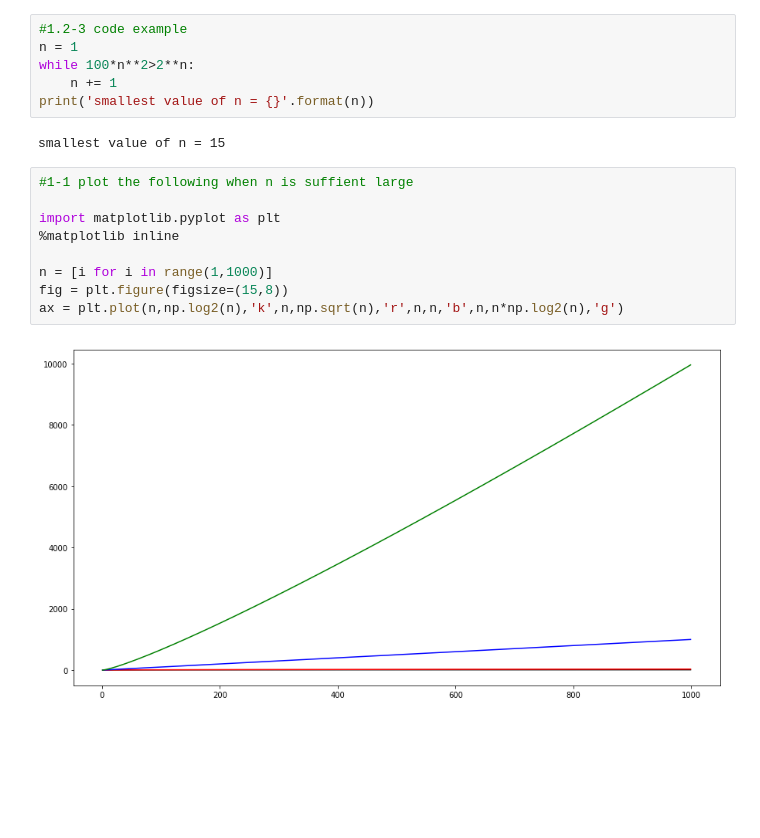
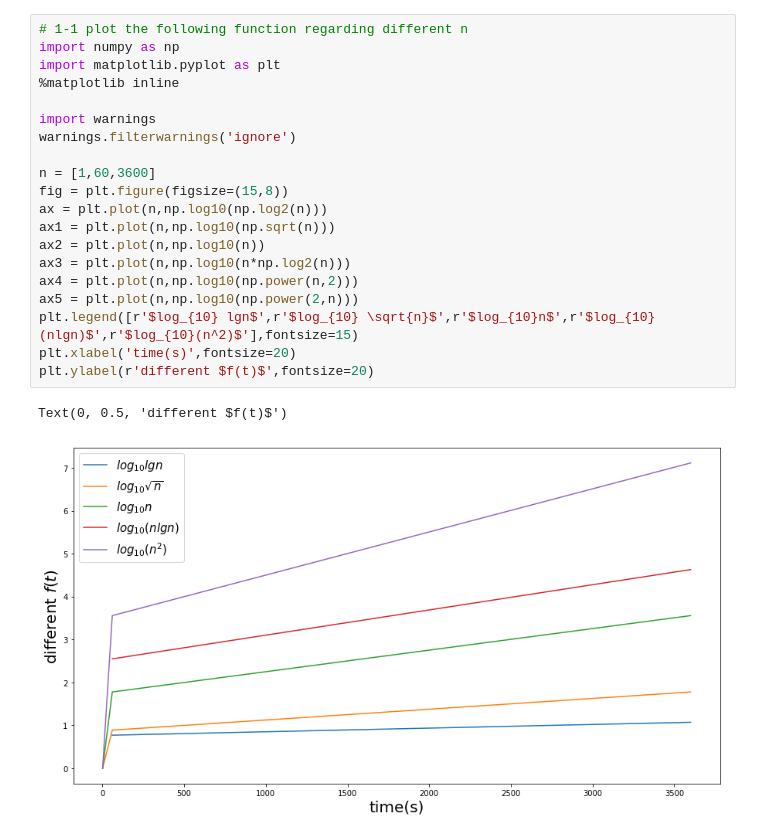
Before and after one commit to Shutong-Song/CLRS-Python, a Jupyter notebook: CLRS_python_CH1.ipynb, the cells around one changed output. Saved outputs shown, nothing was run; the diff lists cells and outputs as text; blank space fills up the shorter version.

```diff
--- a/CLRS_python_CH1.ipynb
+++ b/CLRS_python_CH1.ipynb
@@ -94,19 +84,23 @@ runs faster than an algorithm whose running time is $2^n$ on the same machine?
-# %%
-#1.2-3 code example
-n = 1
-while 100*n**2>2**n:
-    n += 1
-print('smallest value of n = {}'.format(n))
-# %% [output]
-smallest value of n = 15
-# %%
-#1-1 plot the following when n is suffient large
-
-import matplotlib.pyplot as plt
-%matplotlib inline
-
-n = [i for i in range(1,1000)]
-fig = plt.figure(figsize=(15,8))
-ax = plt.plot(n,np.log2(n),'k',n,np.sqrt(n),'r',n,n,'b',n,n*np.log2(n),'g')
-# %% [output]
-[figure, removed]
+# %%
+# 1-1 plot the following function regarding different n
+import numpy as np
+import matplotlib.pyplot as plt
+%matplotlib inline
+
+import warnings
+warnings.filterwarnings('ignore')
+
+n = [1,60,3600]
+fig = plt.figure(figsize=(15,8))
+ax = plt.plot(n,np.log10(np.log2(n)))
+ax1 = plt.plot(n,np.log10(np.sqrt(n)))
+ax2 = plt.plot(n,np.log10(n))
+ax3 = plt.plot(n,np.log10(n*np.log2(n)))
+ax4 = plt.plot(n,np.log10(np.power(n,2)))
+ax5 = plt.plot(n,np.log10(np.power(2,n)))
+plt.legend([r'$log_{10} lgn$',r'$log_{10} \sqrt{n}$',r'$log_{10}n$',r'$log_{10}(nlgn)$',r'$log_{10}(n^2)$'],fontsize=15)
+plt.xlabel('time(s)',fontsize=20)
+plt.ylabel(r'different $f(t)$',fontsize=20)
+# %% [output]
+Text(0, 0.5, 'different $f(t)$')
+[figure, added]
```
Also changed, not shown: parts of 16 cells of this notebook.
